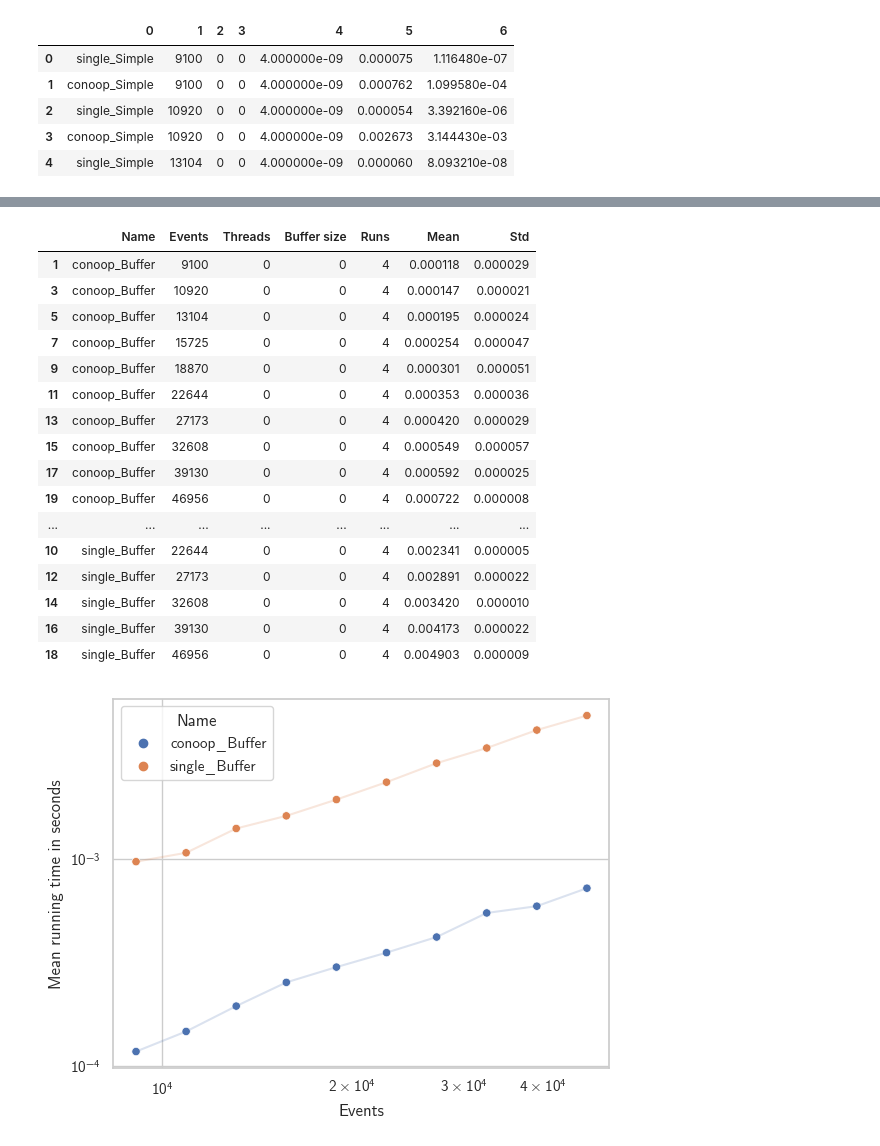
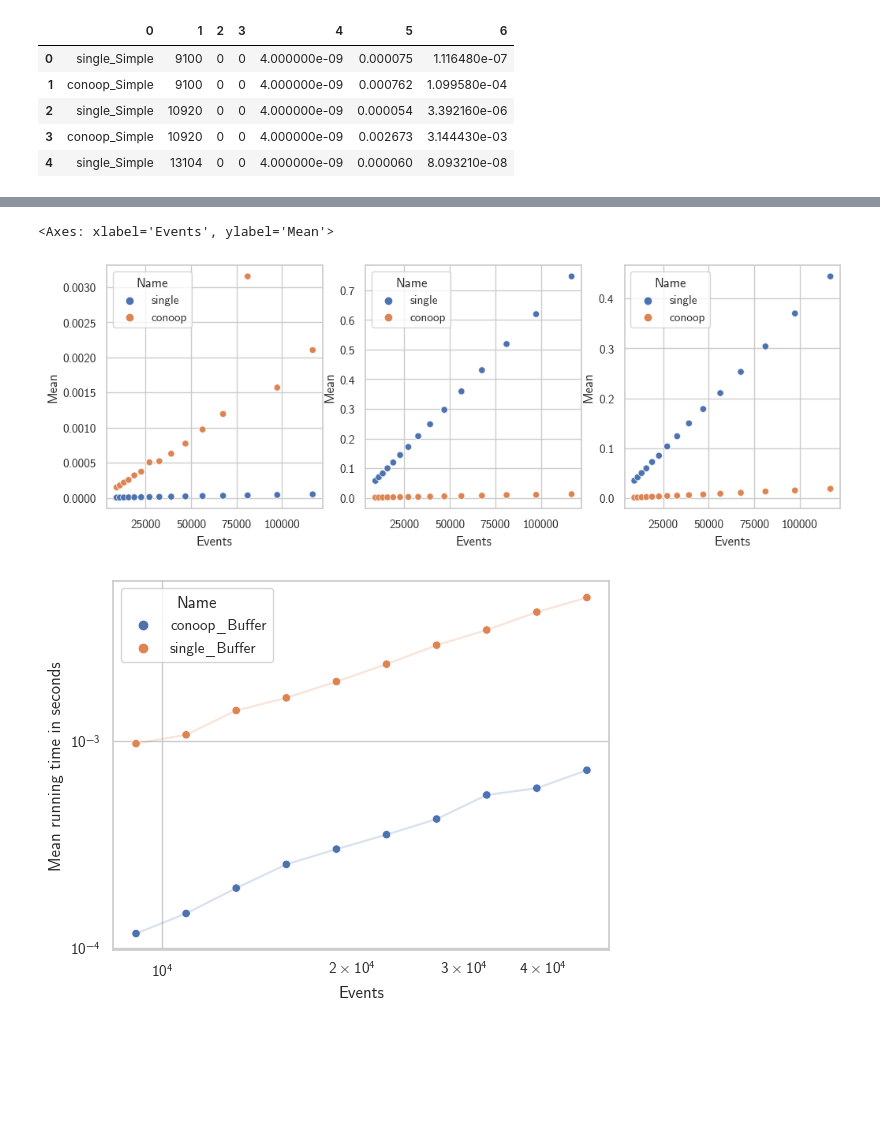
Before and after one commit to Jegp/aestream-paper, a Jupyter notebook: plots.ipynb, the cells around one changed output, grey strips where cells are left out. Saved outputs shown, nothing was run; the diff lists cells and outputs as text; code cells hidden in the pictures; blank space fills up the shorter version.

```diff
--- a/plots.ipynb
+++ b/plots.ipynb
@@ -41,26 +41,16 @@ d.head()
-# %%
-c = d[d["Name"] == "conoop_Buffer"]
-s = d[d["Name"] == "single_Buffer"]
-ds = pd.concat([c, s])
-ds
-# %% [output]
-|  | Name | Events | Threads | Buffer size | Runs | Mean | Std |
-| 1 | conoop_Buffer | 9100 | 0 | 0 | 4 | 0.000118 | 0.000029 |
-| 3 | conoop_Buffer | 10920 | 0 | 0 | 4 | 0.000147 | 0.000021 |
-| 5 | conoop_Buffer | 13104 | 0 | 0 | 4 | 0.000195 | 0.000024 |
-| 7 | conoop_Buffer | 15725 | 0 | 0 | 4 | 0.000254 | 0.000047 |
-| 9 | conoop_Buffer | 18870 | 0 | 0 | 4 | 0.000301 | 0.000051 |
-| 11 | conoop_Buffer | 22644 | 0 | 0 | 4 | 0.000353 | 0.000036 |
-| 13 | conoop_Buffer | 27173 | 0 | 0 | 4 | 0.000420 | 0.000029 |
-| 15 | conoop_Buffer | 32608 | 0 | 0 | 4 | 0.000549 | 0.000057 |
-| 17 | conoop_Buffer | 39130 | 0 | 0 | 4 | 0.000592 | 0.000025 |
-| 19 | conoop_Buffer | 46956 | 0 | 0 | 4 | 0.000722 | 0.000008 |
-| ... | ... | ... | ... | ... | ... | ... | ... |
-| 10 | single_Buffer | 22644 | 0 | 0 | 4 | 0.002341 | 0.000005 |
-| 12 | single_Buffer | 27173 | 0 | 0 | 4 | 0.002891 | 0.000022 |
-| 14 | single_Buffer | 32608 | 0 | 0 | 4 | 0.003420 | 0.000010 |
-| 16 | single_Buffer | 39130 | 0 | 0 | 4 | 0.004173 | 0.000022 |
-| 18 | single_Buffer | 46956 | 0 | 0 | 4 | 0.004903 | 0.000009 |
+# %%
+f, (a1, a2, a3) = plt.subplots(1, 3, figsize=(12, 4))
+d_simple = d[d["Task"] == "simple"]
+sb.scatterplot(d_simple, x="Events", y="Mean", hue="Name", ax=a1)
+
+d_buffer = d[d["Task"] == "buffer"]
+sb.scatterplot(d_buffer, x="Events", y="Mean", hue="Name", ax=a2)
+
+d_complex = d[d["Task"] == "complex"]
+sb.scatterplot(d_complex, x="Events", y="Mean", hue="Name", ax=a3)
+# %% [output]
+<Axes: xlabel='Events', ylabel='Mean'>
+[figure, added]
 # %%
 def plot_run(df):
     f, a = plt.subplots(1, 1)
```
Also changed, not shown: parts of 1 cell of this notebook, 9 other files.
